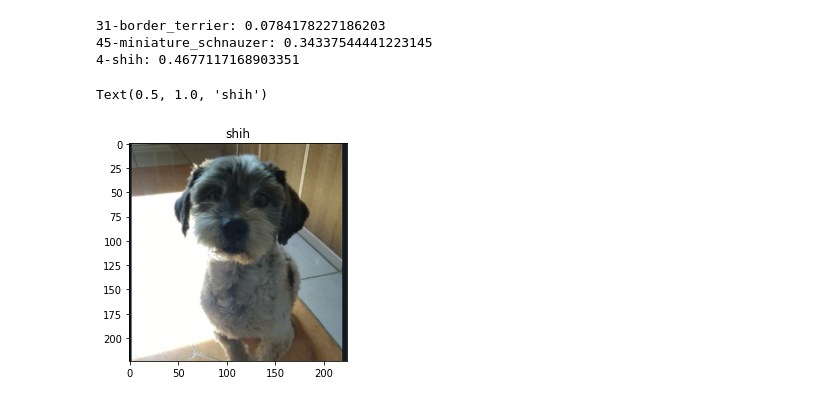
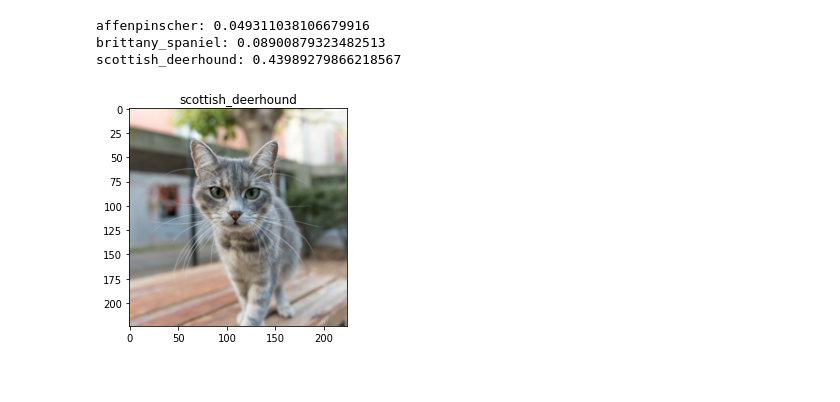
Before and after one commit to tabris2015/dog-breed-detection-service, a Jupyter notebook: notebooks/test_model.ipynb, the cells around one changed output. Drawn from its saved outputs; the diff is of its cells as text; code cells hidden in the pictures.

Commit message:
complete prediction

```diff
--- a/notebooks/test_model.ipynb
+++ b/notebooks/test_model.ipynb
@@ -35,0 +6,15 @@ ds_test = ds_test.batch(batch_size=batch_size, drop_remainder=True)
+# %%
+IMG_SIZE = 224
+batch_size = 64
+
+_, breed_info = tfds.load(
+    'stanford_dogs', with_info=True, as_supervised=True
+)
+
+_, cats_dogs_info = tfds.load(
+    'cats_vs_dogs', with_info=True, as_supervised=True
+)
+
+
+print(f'cats_vs_dogs: {cats_dogs_info.features["label"].num_classes}')
+print(f'dog breeds: {breed_info.features["label"].num_classes}')
@@ -36,6 +68,9 @@ ds_test = ds_test.batch(batch_size=batch_size, drop_remainder=True)
 # %%
-saved_model = tf.keras.models.load_model('../tf_models/colab/best_colab1_fine.h5', compile=False)
-optimizer = tf.keras.optimizers.Adam(learning_rate=1e-2)
-saved_model.compile(
-        optimizer=optimizer, loss="categorical_crossentropy", metrics=["accuracy"]
+dogs_optimizer = tf.keras.optimizers.Adam(learning_rate=1e-2)
+
+cats_dogs_model.load_weights('../tf_models/colab/cats_dogs_best_colab1.h5')
+
+dogs_model = tf.keras.models.load_model('../tf_models/colab/best_colab1_fine.h5', compile=False)
+dogs_model.compile(
+        optimizer=dogs_optimizer, loss="categorical_crossentropy", metrics=["accuracy"]
     )
@@ -47,21 +77,10 @@ saved_model.evaluate(ds_test)
-# %%
-from PIL import Image
-label_info = ds_info.features["label"]
-def format_label(label):
-    string_label = label_info.int2str(label)
-    return string_label.split("-")[1]
-
-img = np.array(Image.open('../data/test_data/jack1.png').resize((224,224)), dtype=np.float32) #/ 255.0
-pred = saved_model.predict(img.reshape(-1, 224, 224, 3))
-breeds = np.argsort(pred, axis=1)[0, -3:]
-for b in breeds:
-    print(f'{b}-{format_label(b)}: {pred[0,b]}')
-
-plt.imshow(img.astype("uint8"))
-plt.title("{}".format(format_label(np.argmax(pred))))
-# %% [output]
-31-border_terrier: 0.0784178227186203
-45-miniature_schnauzer: 0.34337544441223145
-4-shih: 0.4677117168903351
-Text(0.5, 1.0, 'shih')
-[figure, removed]
+# %%
+
+file = '../data/test_data/gato2.jpg'
+
+predict_image(file, dogs_model, breed_info)
+# %% [output]
+affenpinscher: 0.049311038106679916
+brittany_spaniel: 0.08900879323482513
+scottish_deerhound: 0.43989279866218567
+[figure, added]
```
Also changed, not shown: parts of 6 cells of this notebook, 5 other files.
